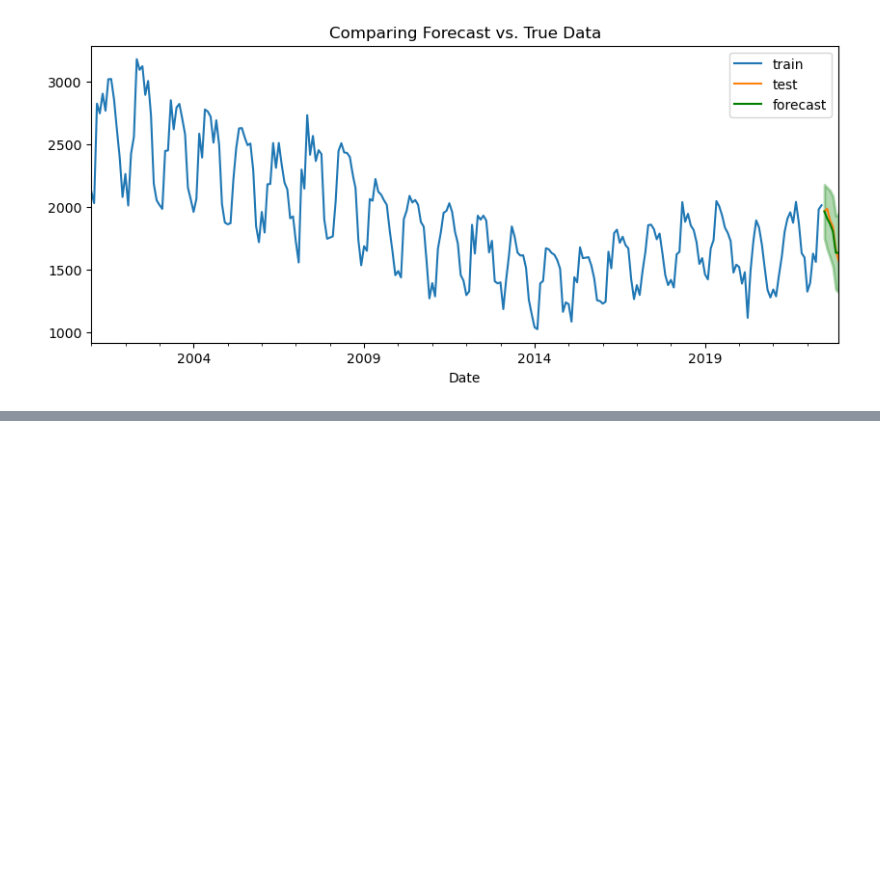
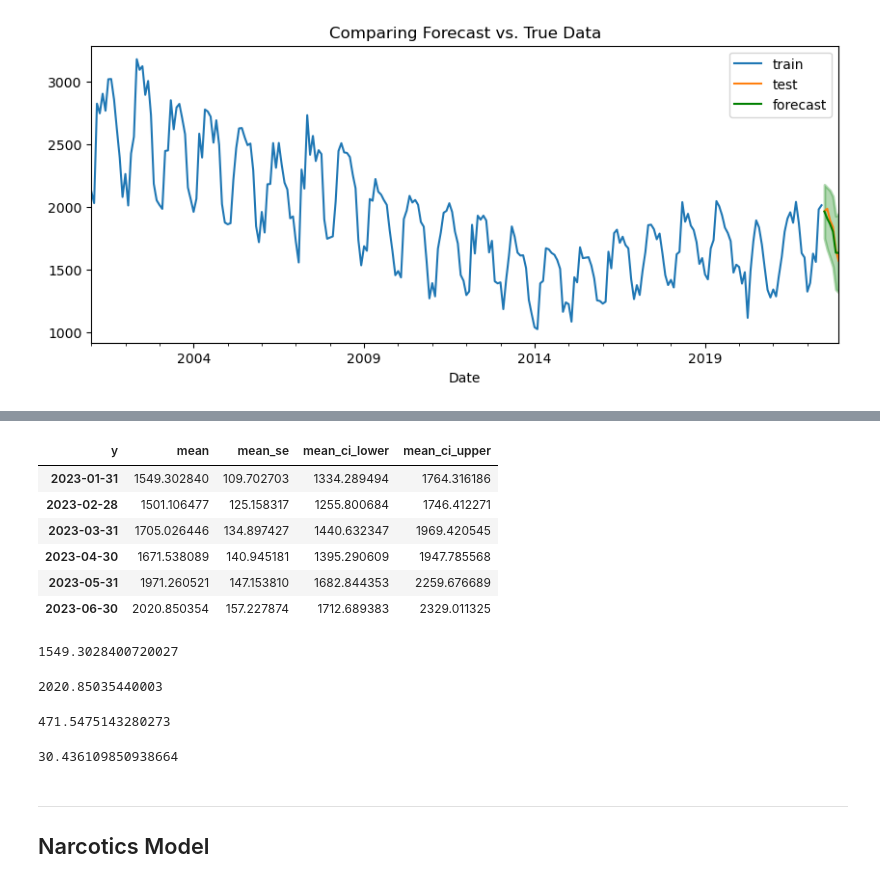
Before and after one commit to lrnrdr/Project-3-Part-1-Core, a Jupyter notebook: Project 3.ipynb, the cells around one changed output, grey strips where cells are left out. Saved outputs shown, nothing was run; the diff lists cells and outputs as text; code cells hidden in the pictures; blank space fills up the shorter version.

```diff
--- a/Project 3.ipynb
+++ b/Project 3.ipynb
@@ -734,0 +758,37 @@ regression_metrics_ts(test, forecast_df['mean'])
+# %%
+forecast_df
+# %% [output]
+| y | mean | mean_se | mean_ci_lower | mean_ci_upper |
+| 2023-01-31 | 1549.302840 | 109.702703 | 1334.289494 | 1764.316186 |
+| 2023-02-28 | 1501.106477 | 125.158317 | 1255.800684 | 1746.412271 |
+| 2023-03-31 | 1705.026446 | 134.897427 | 1440.632347 | 1969.420545 |
+| 2023-04-30 | 1671.538089 | 140.945181 | 1395.290609 | 1947.785568 |
+| 2023-05-31 | 1971.260521 | 147.153810 | 1682.844353 | 2259.676689 |
+| 2023-06-30 | 2020.850354 | 157.227874 | 1712.689383 | 2329.011325 |
+# %%
+starting_value = forecast_df['mean'].iloc[0]
+starting_value
+# %% [output]
+1549.3028400720027
+# %%
+final_value = forecast_df['mean'].iloc[-1]
+final_value
+# %% [output]
+2020.85035440003
+# %%
+# Our model's forecast indicates that the number of passengers will increase by about 471 over the forecast period.
+# We could also calculate this as a percentage by dividing the delta by the starting value.forecast_df
+change = final_value - starting_value
+change
+# %% [output]
+471.5475143280273
+# %%
+# theres going to be a 30% increase
+perc_change = (change / starting_value) * 100
+perc_change
+# %% [output]
+30.436109850938664
+# %% [markdown]
+____________________
+
+## Narcotics Model
```
Also changed, not shown: parts of 8 cells of this notebook.
